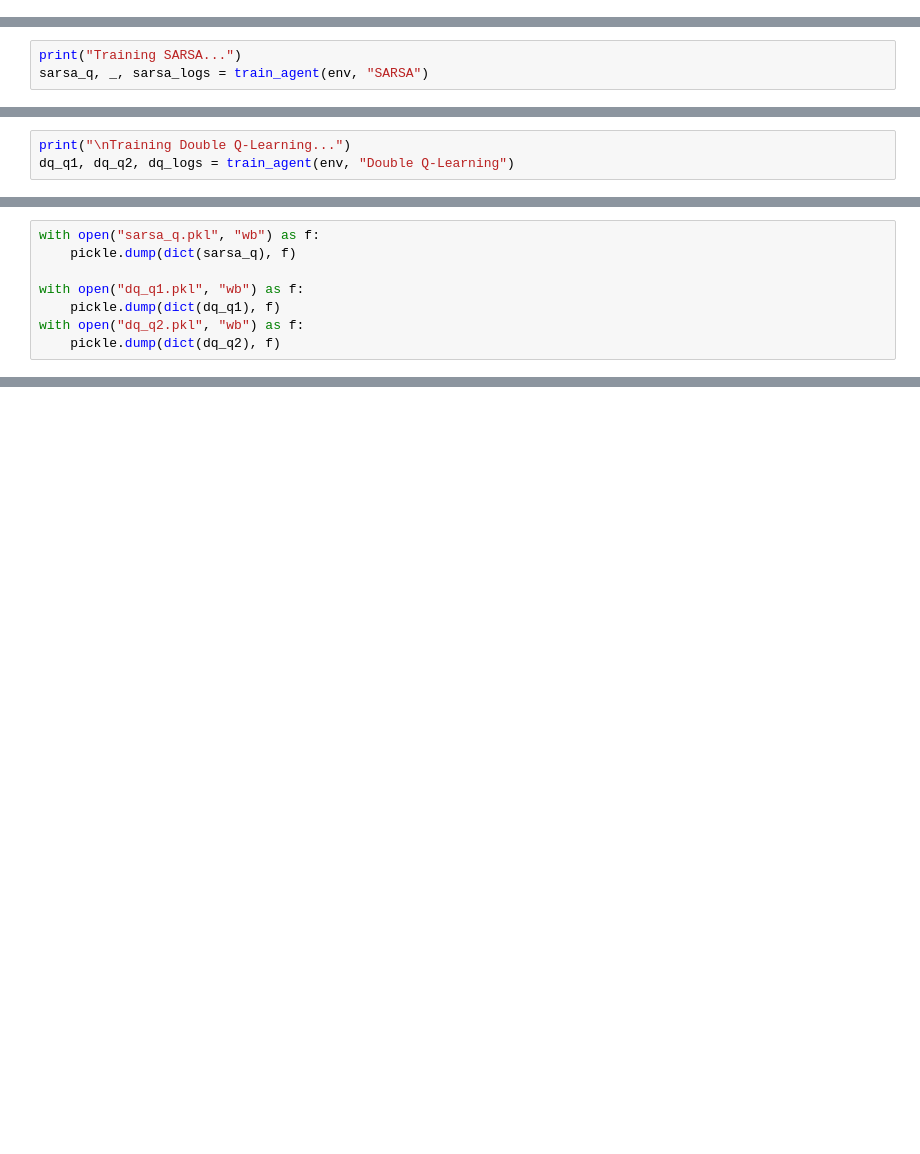
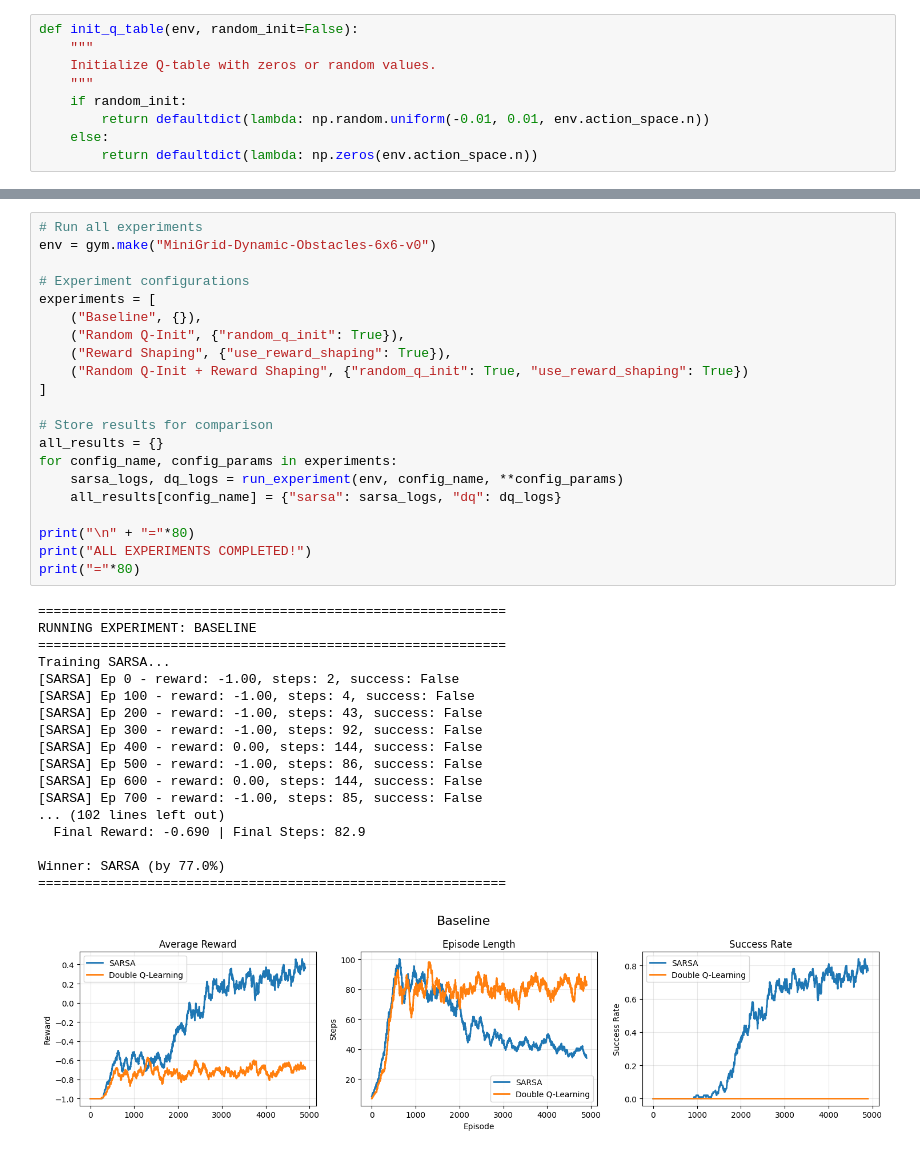
Before and after one commit to Gal-Noy/MSC-Reinforcement-Learning, a Jupyter notebook: training.ipynb, the cells around one changed output, grey strips where cells are left out. Drawn from its saved outputs; the diff is of its cells as text; blank space fills up the shorter version.

```diff
--- a/training.ipynb
+++ b/training.ipynb
@@ -15,0 +42,9 @@ np.random.seed(42)
+# %%
+def init_q_table(env, random_init=False):
+    """
+    Initialize Q-table with zeros or random values.
+    """
+    if random_init:
+        return defaultdict(lambda: np.random.uniform(-0.01, 0.01, env.action_space.n))
+    else:
+        return defaultdict(lambda: np.zeros(env.action_space.n))
@@ -102,3 +145,0 @@ env = gym.make("MiniGrid-Dynamic-Obstacles-6x6-v0")
-# %%
-print("Training SARSA...")
-sarsa_q, _, sarsa_logs = train_agent(env, "SARSA")
@@ -123,3 +145,0 @@ Training SARSA...
-# %%
-print("\nTraining Double Q-Learning...")
-dq_q1, dq_q2, dq_logs = train_agent(env, "Double Q-Learning")
@@ -176,8 +145,0 @@ plot_results(sarsa_logs, dq_logs)
-# %%
-with open("sarsa_q.pkl", "wb") as f:
-    pickle.dump(dict(sarsa_q), f)
-
-with open("dq_q1.pkl", "wb") as f:
-    pickle.dump(dict(dq_q1), f)
-with open("dq_q2.pkl", "wb") as f:
-    pickle.dump(dict(dq_q2), f)
@@ -183,0 +250,40 @@ with open("dq_q2.pkl", "wb") as f:
+# %%
+# Run all experiments
+env = gym.make("MiniGrid-Dynamic-Obstacles-6x6-v0")
+
+# Experiment configurations
+experiments = [
+    ("Baseline", {}),
+    ("Random Q-Init", {"random_q_init": True}),
+    ("Reward Shaping", {"use_reward_shaping": True}),
+    ("Random Q-Init + Reward Shaping", {"random_q_init": True, "use_reward_shaping": True})
+]
+
+# Store results for comparison
+all_results = {}
+for config_name, config_params in experiments:
+    sarsa_logs, dq_logs = run_experiment(env, config_name, **config_params)
+    all_results[config_name] = {"sarsa": sarsa_logs, "dq": dq_logs}
+
+print("\n" + "="*80)
+print("ALL EXPERIMENTS COMPLETED!")
+print("="*80)
+# %% [output]
+============================================================
+RUNNING EXPERIMENT: BASELINE
+============================================================
+Training SARSA...
+[SARSA] Ep 0 - reward: -1.00, steps: 2, success: False
+[SARSA] Ep 100 - reward: -1.00, steps: 4, success: False
+[SARSA] Ep 200 - reward: -1.00, steps: 43, success: False
+[SARSA] Ep 300 - reward: -1.00, steps: 92, success: False
+[SARSA] Ep 400 - reward: 0.00, steps: 144, success: False
+[SARSA] Ep 500 - reward: -1.00, steps: 86, success: False
+[SARSA] Ep 600 - reward: 0.00, steps: 144, success: False
+[SARSA] Ep 700 - reward: -1.00, steps: 85, success: False
+... (102 lines left out)
+  Final Reward: -0.690 | Final Steps: 82.9
+
+Winner: SARSA (by 77.0%)
+============================================================
+[figure, added]
```
Also changed, not shown: parts of 16 cells of this notebook, 2 other files.
